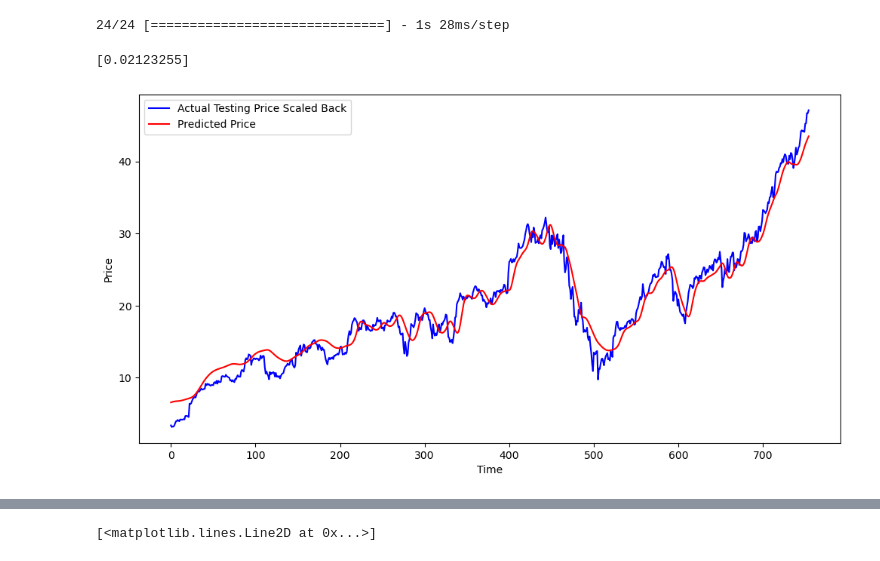
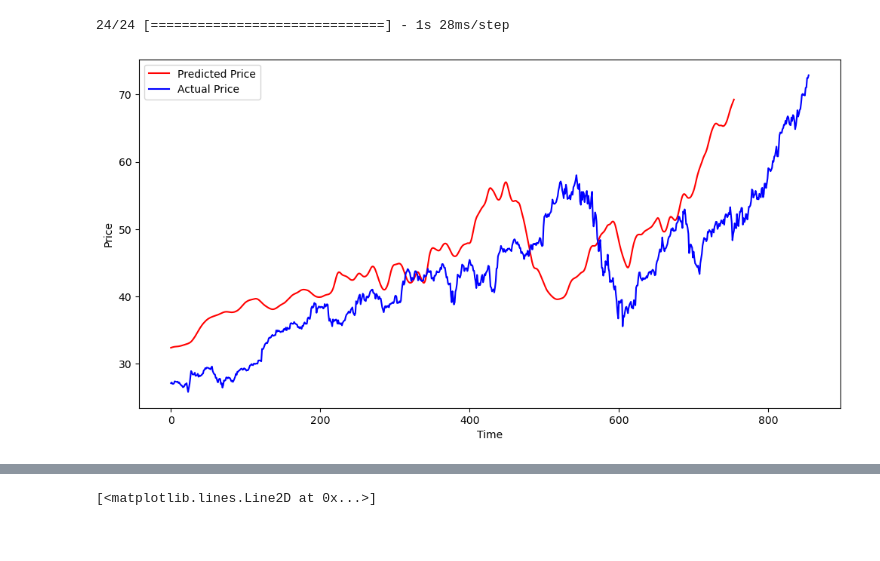
Before and after one commit to ChanYungKim/Stock_Prediction_Web_App, a Jupyter notebook: Stock_Prediction_Web_App.ipynb, the cells around one changed output, grey strips where cells are left out. Cells and saved outputs as stored; diff of their text form; code cells hidden in the pictures.

```diff
--- a/Stock_Prediction_Web_App.ipynb
+++ b/Stock_Prediction_Web_App.ipynb
@@ -167,20 +171,24 @@ y_predicted = model.predict(x_test)
 24/24 [==============================] - 1s 28ms/step
 # %%
 # scale back
-scale_used = scaler.scale_
-print (scale_used)
-scale_up_factor = 1/scale_used[0]
-y_predicted_scaled_back = y_predicted * scale_up_factor
-y_test_scaled_back = y_test * scale_up_factor
+y_predicted_scaled_back = scaler.inverse_transform(y_predicted)
+#y_test_scaled_back = scaler.inverse_transform(y_test)
+
+#y_predicted_scaled_back
+
+# scale_used = scaler.scale_
+# print (scale_used)
+# scale_up_factor = 1/scale_used[0]
+# y_predicted_scaled_back = y_predicted * scale_up_factor
+# y_test_scaled_back = y_test * scale_up_factor
-# %% [output]
-[0.02123255]
 # %%
 plt.figure(figsize = (12, 6))
-plt.plot(y_test_scaled_back, 'b', label = "Actual Testing Price Scaled Back")
+#plt.plot(y_test_scaled_back, 'b', label = "Actual Testing Price Scaled Back")
 plt.plot(y_predicted_scaled_back, 'r', label = "Predicted Price")
+plt.plot(modified_data_testing, 'b', label = "Actual Price")
 plt.xlabel('Time')
 plt.ylabel('Price')
 plt.legend()
 plt.show()
 # %% [output]
-[figure, old version]
+[figure, new version]
```
Also changed, not shown: parts of 3 cells of this notebook.
